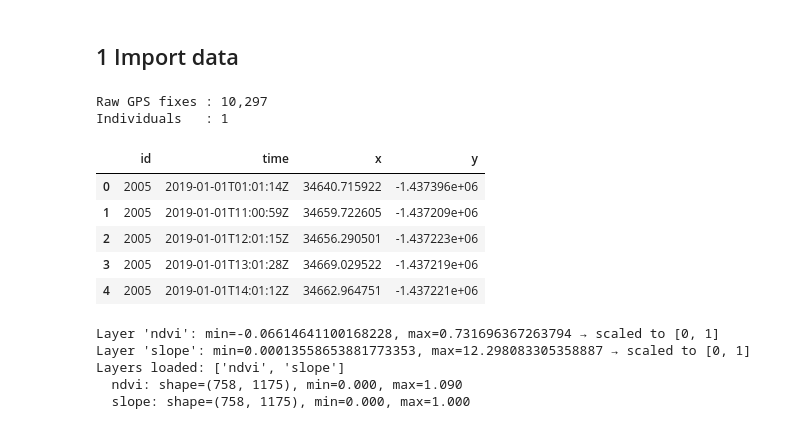
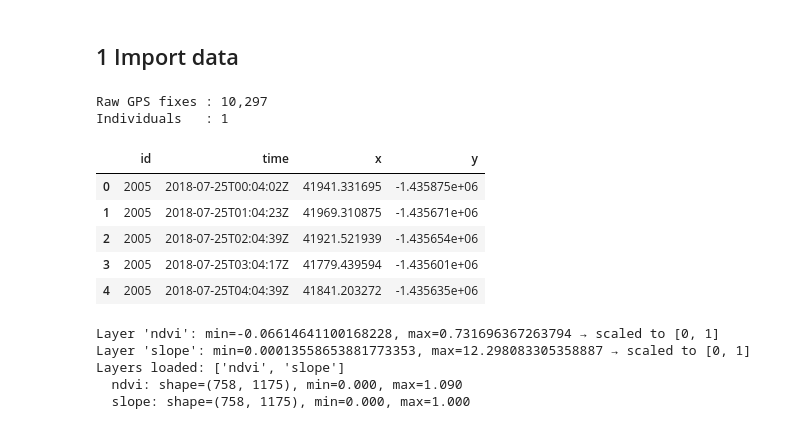
Before and after one commit to swforrest/deepSSF_package, a Jupyter notebook: examples/deepssf_train_validate_example.ipynb, the cells around one changed output. Cells and saved outputs as stored; diff of their text form; code cells hidden in the pictures.

```diff
--- a/examples/deepssf_train_validate_example.ipynb
+++ b/examples/deepssf_train_validate_example.ipynb
@@ -68,17 +71,27 @@ OUTPUT_DIR.mkdir(exist_ok=True)
 # %%
 raw_df = pd.read_csv(CSV_PATH)
 print(f"Raw GPS fixes : {len(raw_df):,}")
 print(f"Individuals   : {raw_df['id'].nunique()}")
+
+# Sort by the individual ID and timestamp to ensure correct temporal order
+raw_df = raw_df.sort_values(by=["id", "time"]).reset_index(drop=True)
+
+# # Convert the 'time' column to the correct timezone (here Australia/Darwin)
+# raw_df["time"] = (
+#         pd.to_datetime(raw_df["time"], utc=True)
+#         .dt.tz_convert("Australia/Darwin")
+#     )
+
 raw_df.head()
 # %% [output]
 Raw GPS fixes : 10,297
 Individuals   : 1
 |  | id | time | x | y |
-| 0 | 2005 | 2019-01-01T01:01:14Z | 34640.715922 | -1.437396e+06 |
-| 1 | 2005 | 2019-01-01T11:00:59Z | 34659.722605 | -1.437209e+06 |
-| 2 | 2005 | 2019-01-01T12:01:15Z | 34656.290501 | -1.437223e+06 |
-| 3 | 2005 | 2019-01-01T13:01:28Z | 34669.029522 | -1.437219e+06 |
-| 4 | 2005 | 2019-01-01T14:01:12Z | 34662.964751 | -1.437221e+06 |
+| 0 | 2005 | 2018-07-25T00:04:02Z | 41941.331695 | -1.435875e+06 |
+| 1 | 2005 | 2018-07-25T01:04:23Z | 41969.310875 | -1.435671e+06 |
+| 2 | 2005 | 2018-07-25T02:04:39Z | 41921.521939 | -1.435654e+06 |
+| 3 | 2005 | 2018-07-25T03:04:17Z | 41779.439594 | -1.435601e+06 |
+| 4 | 2005 | 2018-07-25T04:04:39Z | 41841.203272 | -1.435635e+06 |
 # %%
 env_layers, raster_transform = load_environmental_layers(LAYER_PATHS)
 print("Layers loaded:", list(env_layers.keys()))
```
Also changed, not shown: parts of 14 cells of this notebook, 20 other files.
